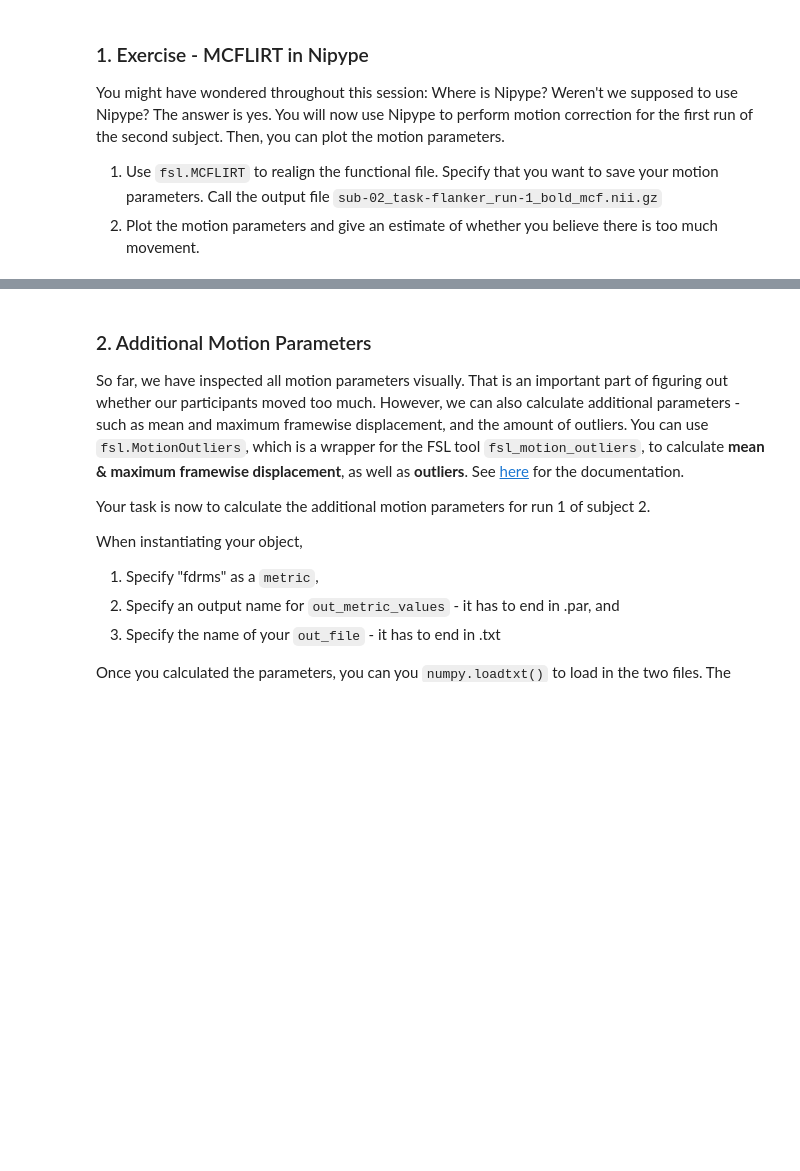
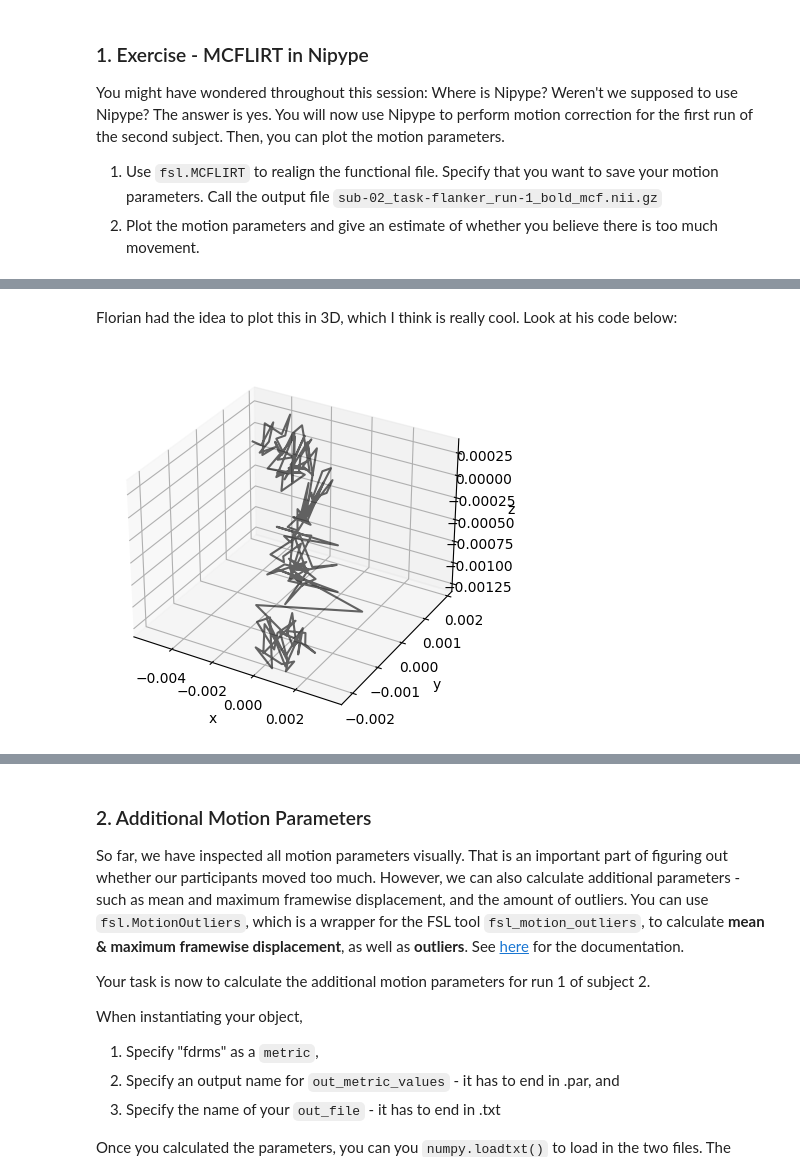
Before and after one commit to marlapinkert/TEWA2, a Jupyter notebook: 04_Motion_Intro_Preprocessing.ipynb, the cells around one changed output, grey strips where cells are left out. Saved outputs shown, nothing was run; the diff lists cells and outputs as text; code cells hidden in the pictures; blank space fills up the shorter version.

```diff
--- a/04_Motion_Intro_Preprocessing.ipynb
+++ b/04_Motion_Intro_Preprocessing.ipynb
@@ -147,0 +242,15 @@ import nibabel
+# %% [markdown]
+Florian had the idea to plot this in 3D, which I think is really cool. Look at his code below:
+# %%
+import matplotlib.pyplot as plt
+ax = plt.axes(projection="3d")
+
+# Plot movement
+ax.plot3D(motion_parameters[:, 0], motion_parameters[:, 1], motion_parameters[:, 2], color = "black", alpha = 0.6)
+ax.set_xlabel("x")
+ax.set_ylabel("y")
+ax.set_zlabel("z")
+
+plt.show()
+# %% [output]
+[figure, added]
```
Also changed, not shown: parts of 10 cells of this notebook.
